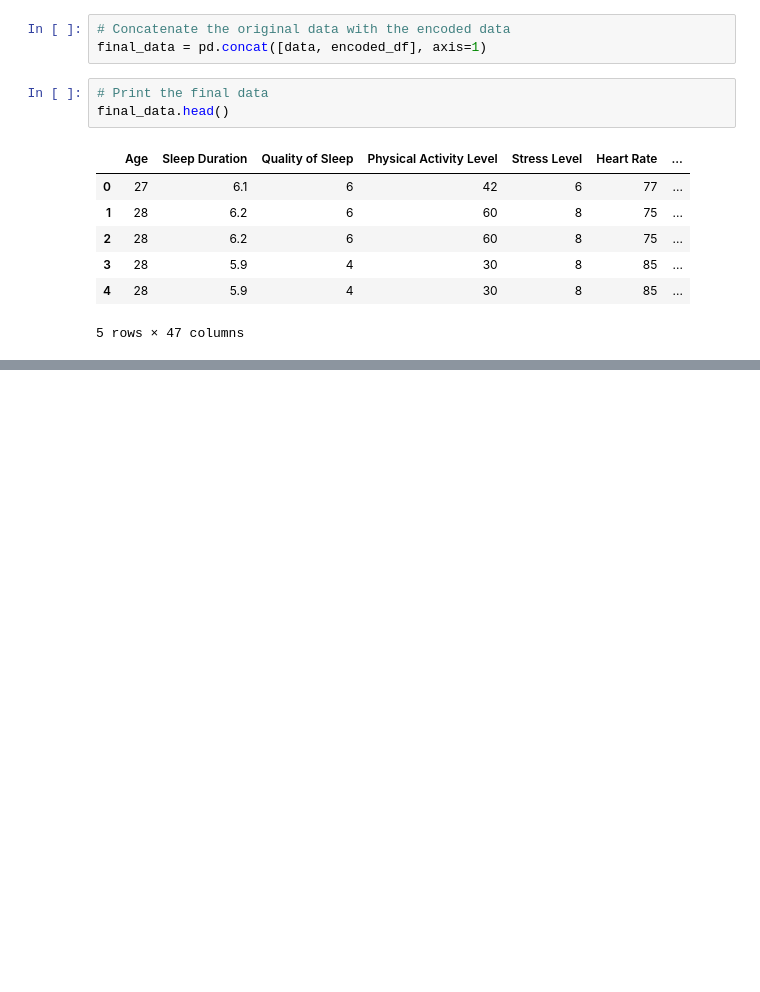
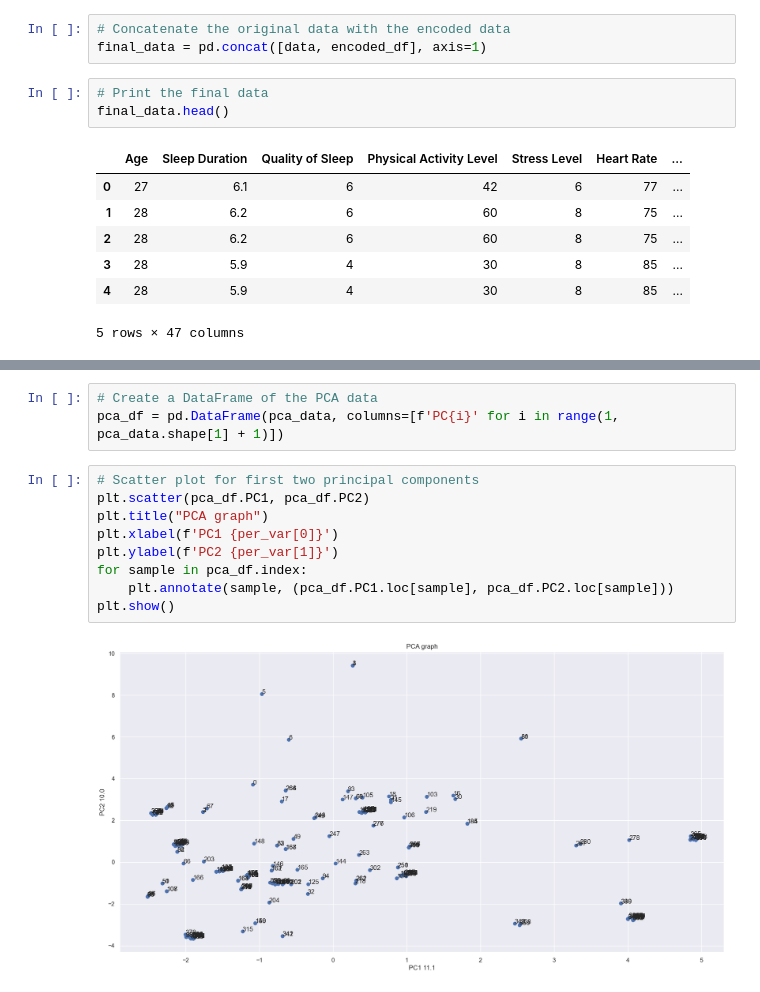
Before and after one commit to LiamHarmon/DAV_CA, a Jupyter notebook: DAV_CA.ipynb, the cells around one changed output, grey strips where cells are left out. Saved outputs shown, nothing was run; the diff lists cells and outputs as text; blank space fills up the shorter version.

```diff
--- a/DAV_CA.ipynb
+++ b/DAV_CA.ipynb
@@ -140,0 +225,14 @@ final_data.head()
+# %%
+# Create a DataFrame of the PCA data
+pca_df = pd.DataFrame(pca_data, columns=[f'PC{i}' for i in range(1, pca_data.shape[1] + 1)])
+# %%
+# Scatter plot for first two principal components
+plt.scatter(pca_df.PC1, pca_df.PC2)
+plt.title("PCA graph")
+plt.xlabel(f'PC1 {per_var[0]}')
+plt.ylabel(f'PC2 {per_var[1]}')
+for sample in pca_df.index:
+    plt.annotate(sample, (pca_df.PC1.loc[sample], pca_df.PC2.loc[sample]))
+plt.show()
+# %% [output]
+[figure, added]
```
Also changed, not shown: parts of 9 cells of this notebook.
